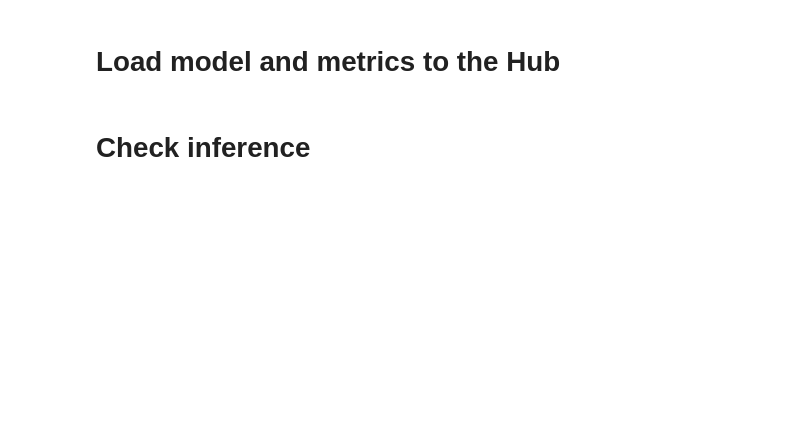
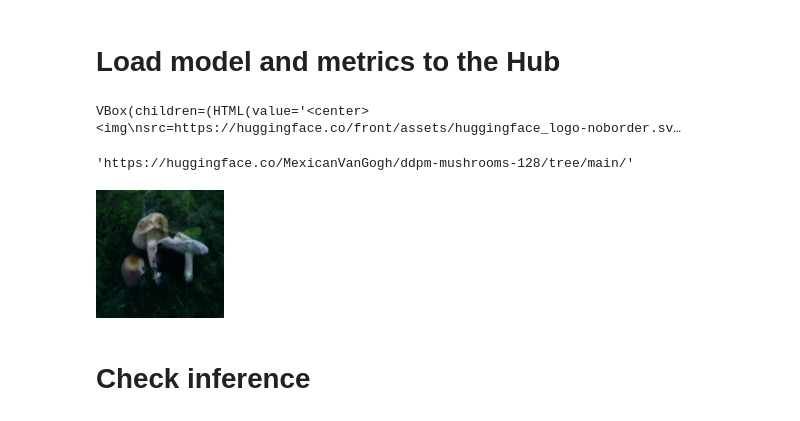
Before and after one commit to mikeagz/Mushroom-Diffusion, a Jupyter notebook: Mushroom_Diffusionv2.ipynb, the cells around one changed output. Saved outputs shown, nothing was run; the diff lists cells and outputs as text; code cells hidden in the pictures; blank space fills up the shorter version.

```diff
--- a/Mushroom_Diffusionv2.ipynb
+++ b/Mushroom_Diffusionv2.ipynb
@@ -63,10 +63,10 @@ class TrainingConfig:
     image_size = 128  # the generated image resolution
     train_batch_size = 16
     eval_batch_size = 16  # how many images to sample during evaluation
-    num_epochs = 10
+    num_epochs = 50
     gradient_accumulation_steps = 1
     learning_rate = 1e-4
-    lr_warmup_steps = 500
+    lr_warmup_steps = 1000
     save_image_epochs = 10
     save_model_epochs = 30
     mixed_precision = "fp16"  # `no` for float32, `fp16` for automatic mixed precision
@@ -327,14 +340,29 @@ Image.open(sample_images[-1])
 # %% [markdown]
 # Load model and metrics to the Hub
+# %%
+from huggingface_hub import notebook_login
+
+notebook_login()
+# %% [output]
+VBox(children=(HTML(value='<center> <img\nsrc=https://huggingface.co/front/assets/huggingface_logo-noborder.sv…
 # %%
 from huggingface_hub import HfApi
 api = HfApi()
 
 api.upload_folder(
-    folder_path="/content/ddpm-mushrooms-128",
+    folder_path="ddpm-mushrooms-128/",
     repo_id="MexicanVanGogh/ddpm-mushrooms-128",
     repo_type="model",
 )
+# %% [output]
+'https://huggingface.co/MexicanVanGogh/ddpm-mushrooms-128/tree/main/'
+# %%
+pipeline = DDPMPipeline(unet=model, scheduler=noise_scheduler)
+# %%
+image = pipeline(num_inference_steps=50).images[0]
+image
+# %% [output]
+[figure, added]
 # %% [markdown]
 # Check inference
 # %%
```
Also changed, not shown: parts of 9 cells of this notebook, 8 other files.
